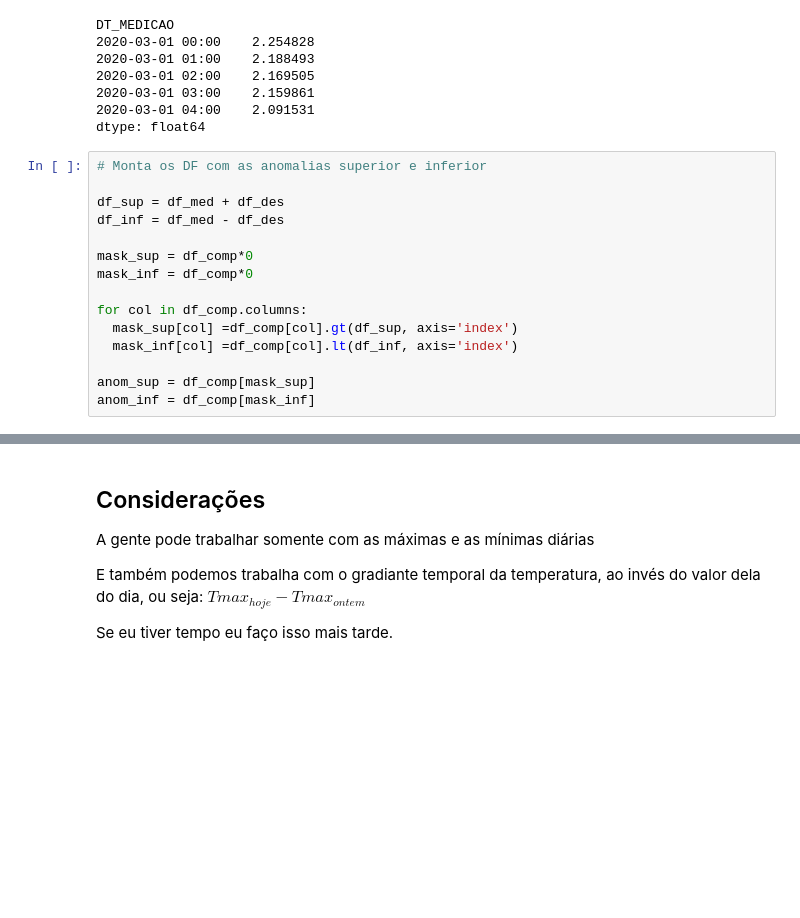
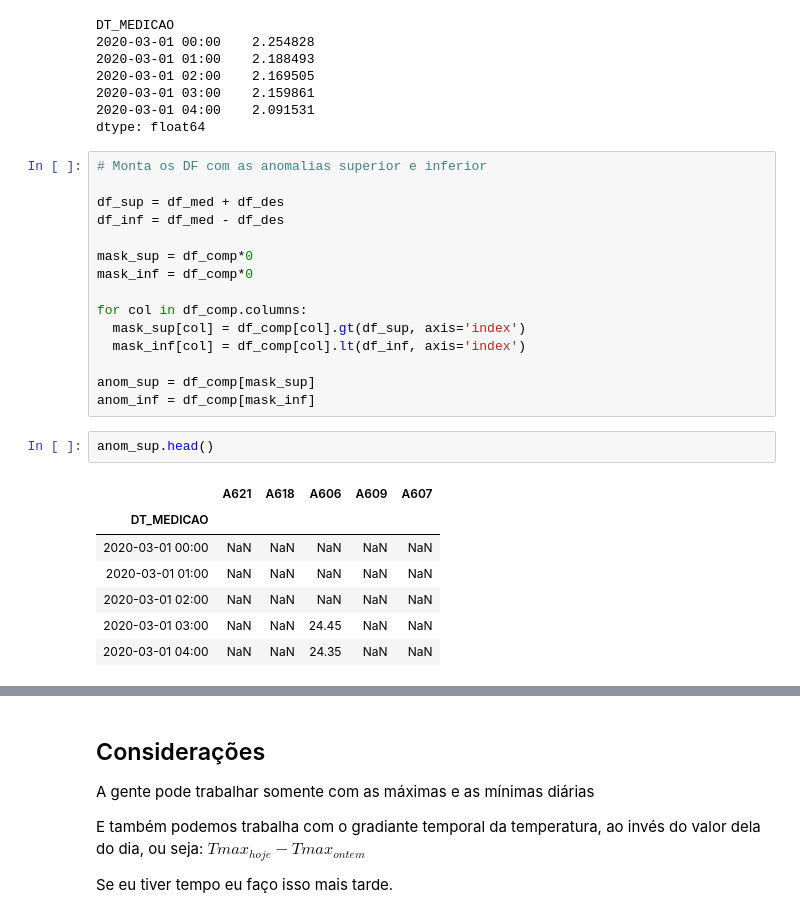
Before and after one commit to asalunai/IoT-trabalho, a Jupyter notebook: pre_proc.ipynb, the cells around one changed output, grey strips where cells are left out. Cells and saved outputs as stored; diff of their text form; blank space fills up the shorter version.

```diff
--- a/pre_proc.ipynb
+++ b/pre_proc.ipynb
@@ -138,11 +140,21 @@ mask_sup = df_comp*0
 mask_inf = df_comp*0
 
 for col in df_comp.columns:
-  mask_sup[col] =df_comp[col].gt(df_sup, axis='index')
-  mask_inf[col] =df_comp[col].lt(df_inf, axis='index')
+  mask_sup[col] = df_comp[col].gt(df_sup, axis='index')
+  mask_inf[col] = df_comp[col].lt(df_inf, axis='index')
 
 anom_sup = df_comp[mask_sup]
 anom_inf = df_comp[mask_inf]
+# %%
+anom_sup.head()
+# %% [output]
+|  | A621 | A618 | A606 | A609 | A607 |
+| DT_MEDICAO |  |  |  |  |  |
+| 2020-03-01 00:00 | NaN | NaN | NaN | NaN | NaN |
+| 2020-03-01 01:00 | NaN | NaN | NaN | NaN | NaN |
+| 2020-03-01 02:00 | NaN | NaN | NaN | NaN | NaN |
+| 2020-03-01 03:00 | NaN | NaN | 24.45 | NaN | NaN |
+| 2020-03-01 04:00 | NaN | NaN | 24.35 | NaN | NaN |
 # %%
 # Plotando as séries e as anomalias
 # Série temporal: escala de cinza
```
Also changed, not shown: parts of 6 cells of this notebook.
